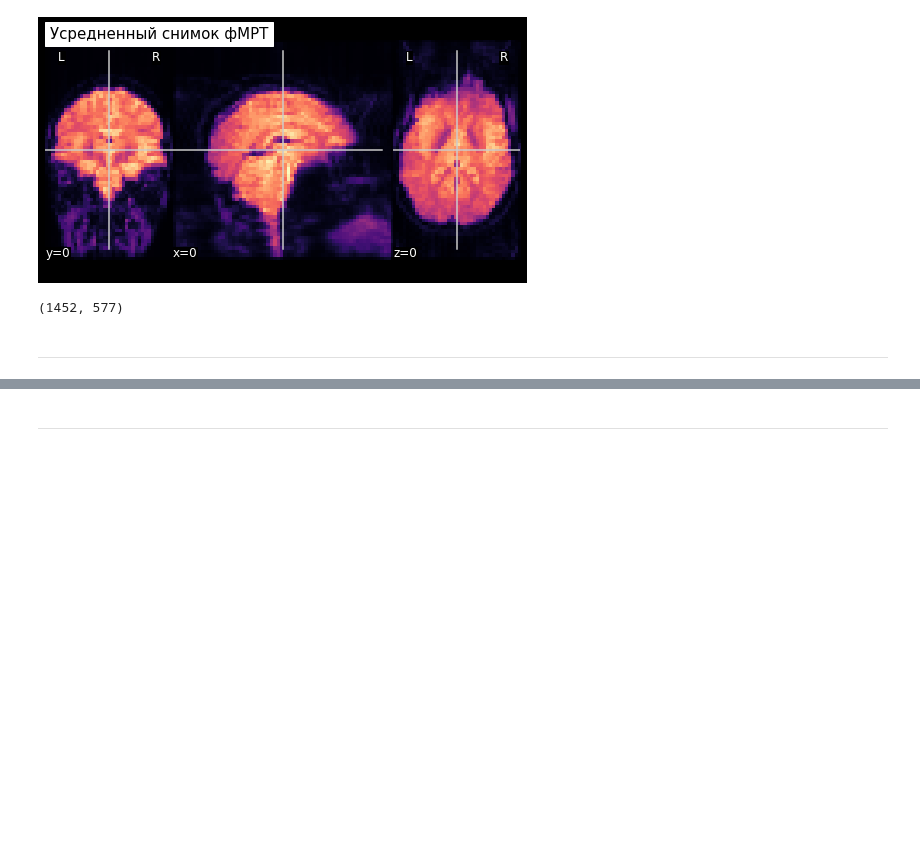
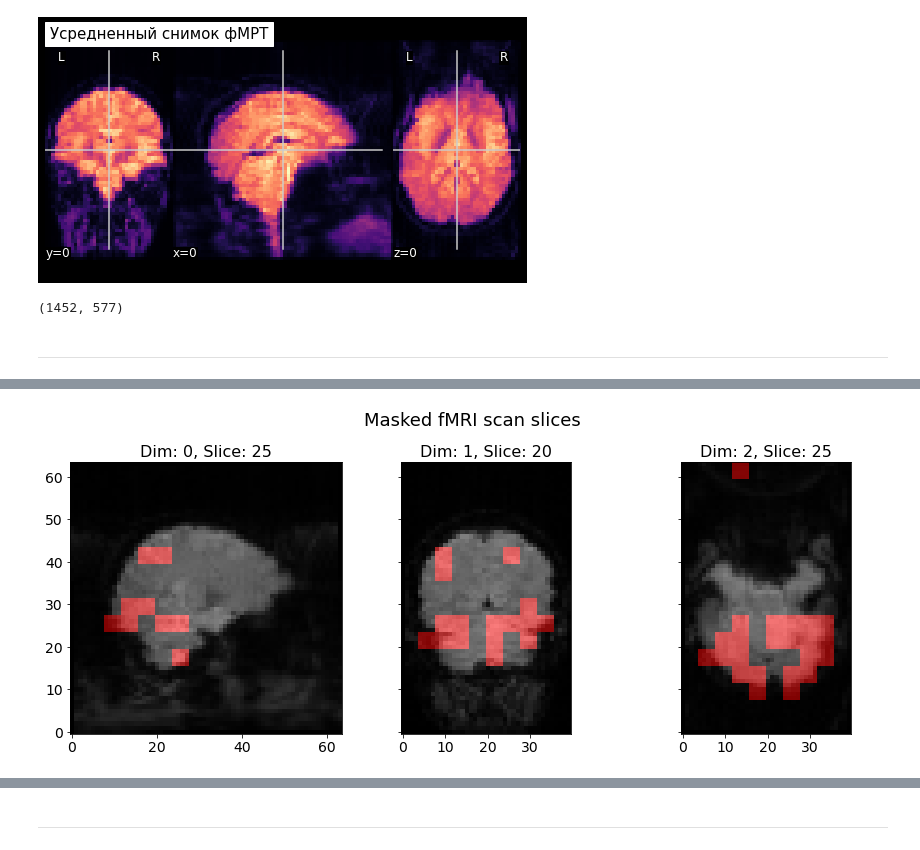
Before and after one commit to Daniilmipt007/project_VKR, a Jupyter notebook: code_fmri/fmri_analysis.ipynb, the cells around one changed output, grey strips where cells are left out. Drawn from its saved outputs; the diff is of its cells as text; code cells hidden in the pictures; blank space fills up the shorter version.

Commit message:
fmri_analysis add experiments, small changes paper

```diff
--- a/code_fmri/fmri_analysis.ipynb
+++ b/code_fmri/fmri_analysis.ipynb
@@ -291,0 +127,5 @@ class_data['chair'][11].shape
+# %%
+class_dict = {'rest': 0, 'bottle': 1, 'cat': 2, 'chair': 3, 'face': 4, 'house': 5, 'scissors': 6, 'scrambledpix': 7, 'shoe': 8}
+
+stimuli = np.array([class_dict[label] for label in labels['labels'].values])
+stimuli.shape
@@ -291,0 +134,3 @@ class_data['chair'][11].shape
+# %%
+fmris_transposed = fmris.transpose((3, 0, 1, 2))
+fmris_transposed.shape
@@ -291,0 +144,3 @@ class_data['chair'][11].shape
+# %%
+# Сегментация временного ряда по классам стимулов
+X, s, y = extract_segments(fmris_transposed, stimuli, tau=19)
@@ -291,0 +194,13 @@ class_data['chair'][11].shape
+# %%
+# Set parameters
+k_s = 4
+Delta_t = 0.0
+mu=2.5
+h = 100
+
+bin_stimuli = stimuli.copy()
+bin_stimuli[bin_stimuli!=0]=1
+
+
+# Get active mask using CCW method
+active_mask = ccw(fmris_transposed, bin_stimuli, mu, k_s, Delta_t, h)
@@ -291,0 +217,4 @@ class_data['chair'][11].shape
+# %%
+show_scan_slices(fmris_transposed[0], [25, 20, 25], active_mask, save_img=True)
+# %% [output]
+[figure, added]
```
Also changed, not shown: parts of 54 cells of this notebook, 8 other files.
